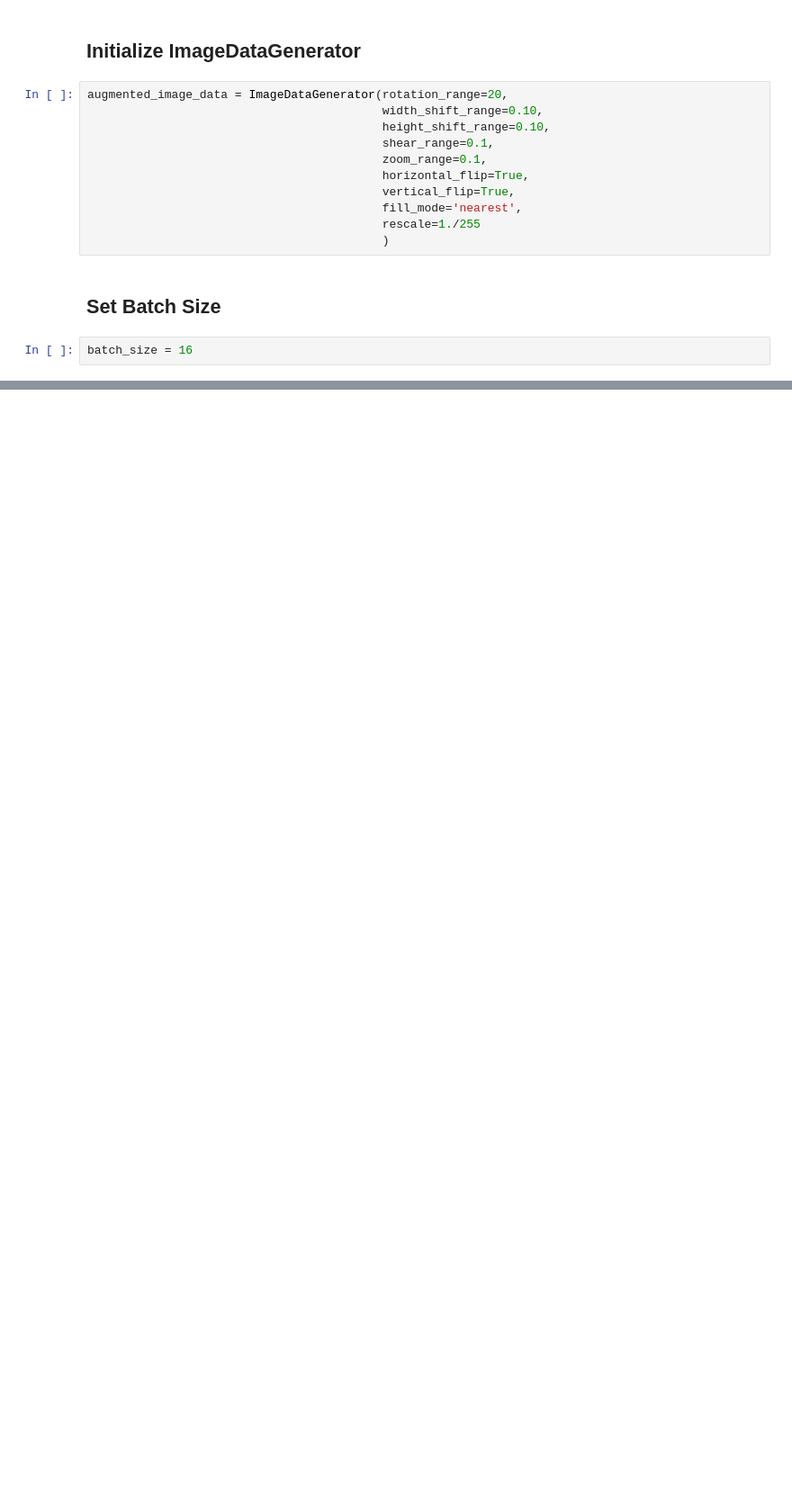
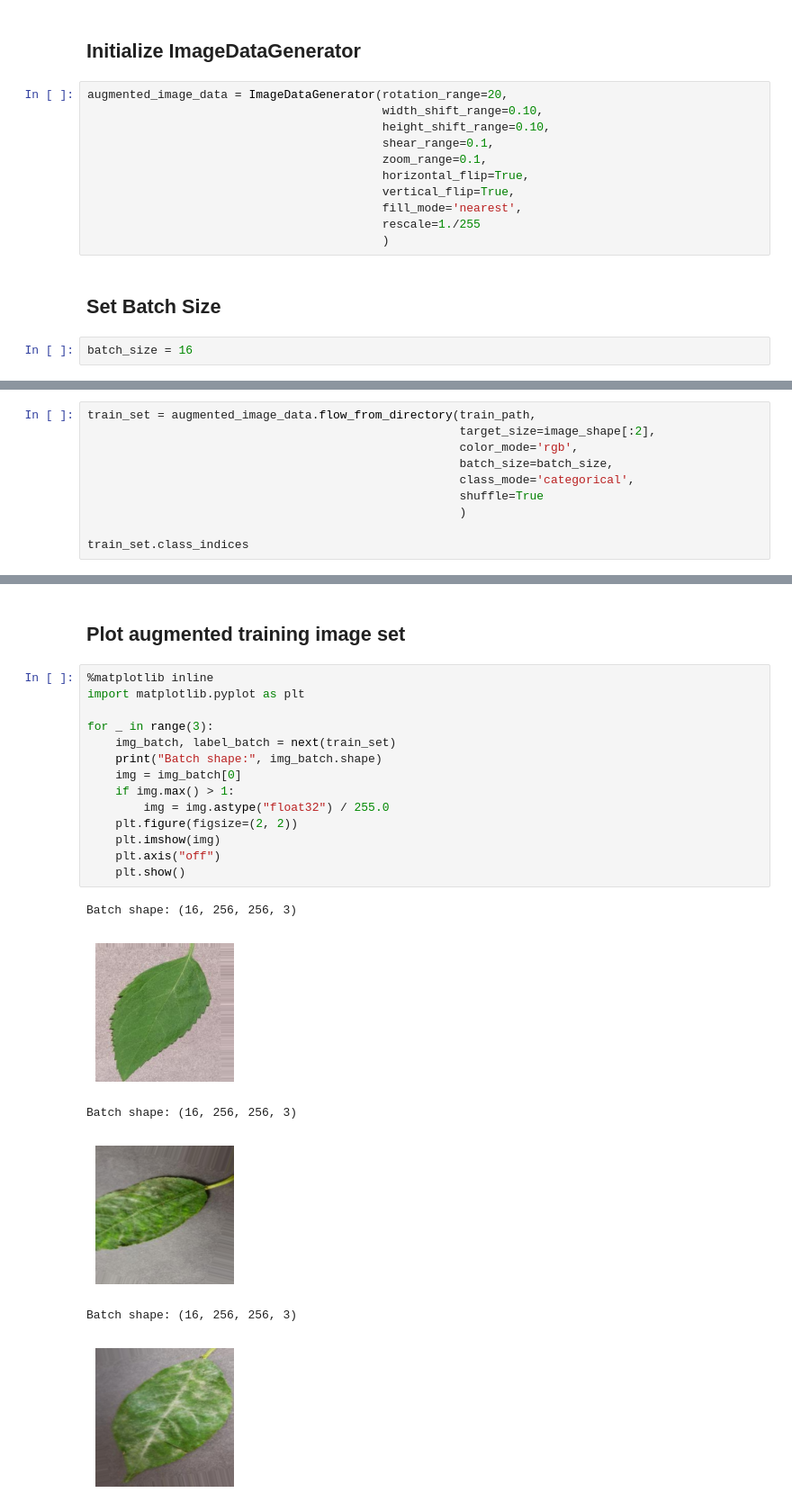
Before and after one commit to DanielE-J/Cherry-Powdery-Mildew-Detector, a Jupyter notebook: jupyter_notebooks/ModellingEvaluating.ipynb, the cells around one changed output, grey strips where cells are left out. Shown: that part at 90% size. Drawn from its saved outputs; the diff is of its cells as text; blank space fills up the shorter version.

Commit message:
Modellingeval: Data and image augmentation set

```diff
--- a/jupyter_notebooks/ModellingEvaluating.ipynb
+++ b/jupyter_notebooks/ModellingEvaluating.ipynb
@@ -234,0 +237,10 @@ batch_size = 16
+# %%
+train_set = augmented_image_data.flow_from_directory(train_path,
+                                                     target_size=image_shape[:2],
+                                                     color_mode='rgb',
+                                                     batch_size=batch_size,
+                                                     class_mode='categorical',
+                                                     shuffle=True
+                                                     )
+
+train_set.class_indices
@@ -234,0 +250,23 @@ batch_size = 16
+# %% [markdown]
+## Plot augmented training image set
+# %%
+%matplotlib inline
+import matplotlib.pyplot as plt
+
+for _ in range(3):
+    img_batch, label_batch = next(train_set)
+    print("Batch shape:", img_batch.shape)
+    img = img_batch[0]
+    if img.max() > 1:
+        img = img.astype("float32") / 255.0
+    plt.figure(figsize=(2, 2))
+    plt.imshow(img)
+    plt.axis("off")
+    plt.show()
+# %% [output]
+Batch shape: (16, 256, 256, 3)
+[figure, added]
+Batch shape: (16, 256, 256, 3)
+[figure, added]
+Batch shape: (16, 256, 256, 3)
+[figure, added]
```
Also changed, not shown: parts of 13 cells of this notebook, 1 other file.
